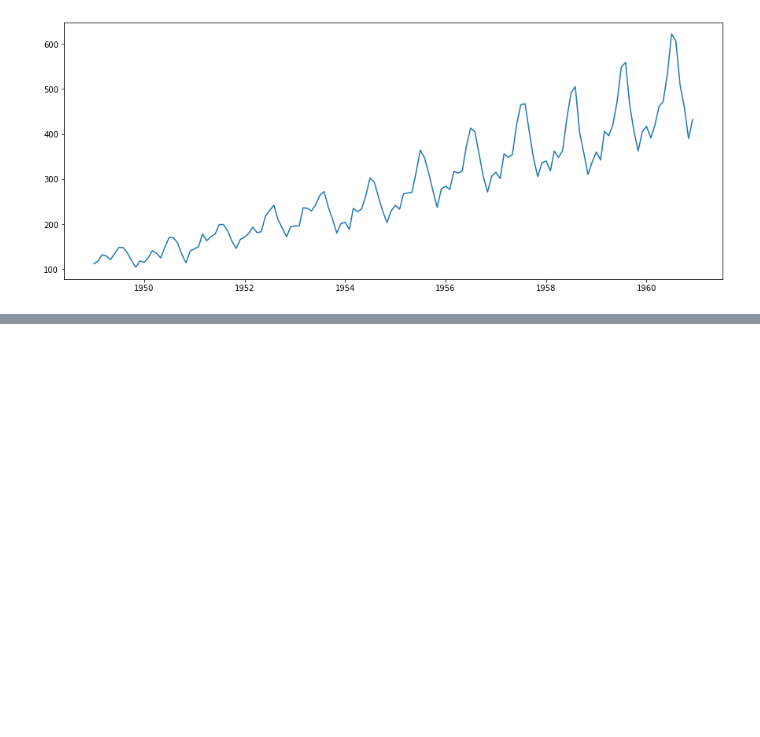
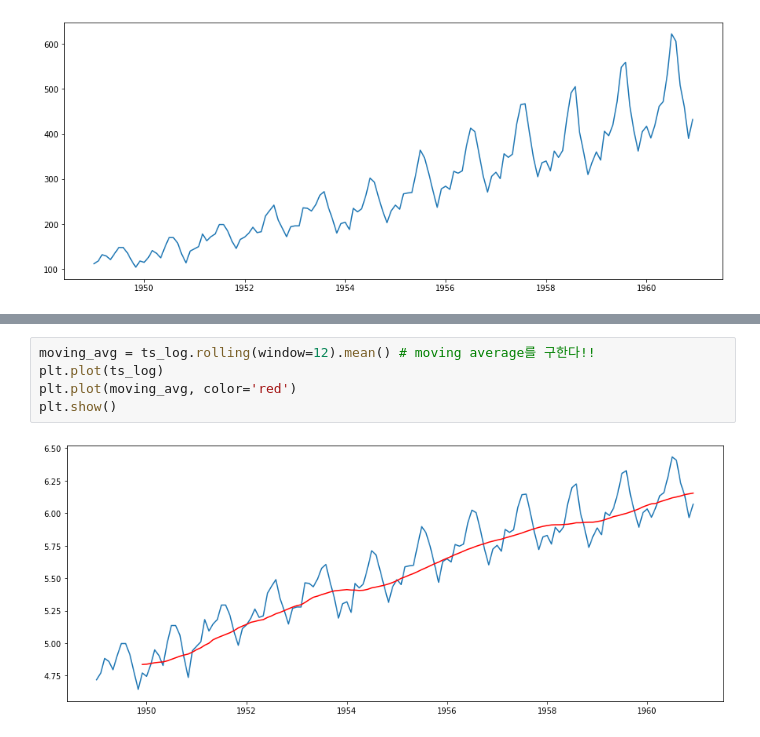
Before and after one commit to jiyeoon/aiffel, a Jupyter notebook: Week3/Exploration6(1).ipynb, the cells around one changed output, grey strips where cells are left out. Cells and saved outputs as stored; diff of their text form; blank space fills up the shorter version.

```diff
--- a/Week3/Exploration6(1).ipynb
+++ b/Week3/Exploration6(1).ipynb
@@ -177,0 +298,7 @@ plt.plot(ts2)
+# %%
+moving_avg = ts_log.rolling(window=12).mean() # moving average를 구한다!!
+plt.plot(ts_log)
+plt.plot(moving_avg, color='red')
+plt.show()
+# %% [output]
+[figure, added]
```
Also changed, not shown: parts of 54 cells of this notebook.
